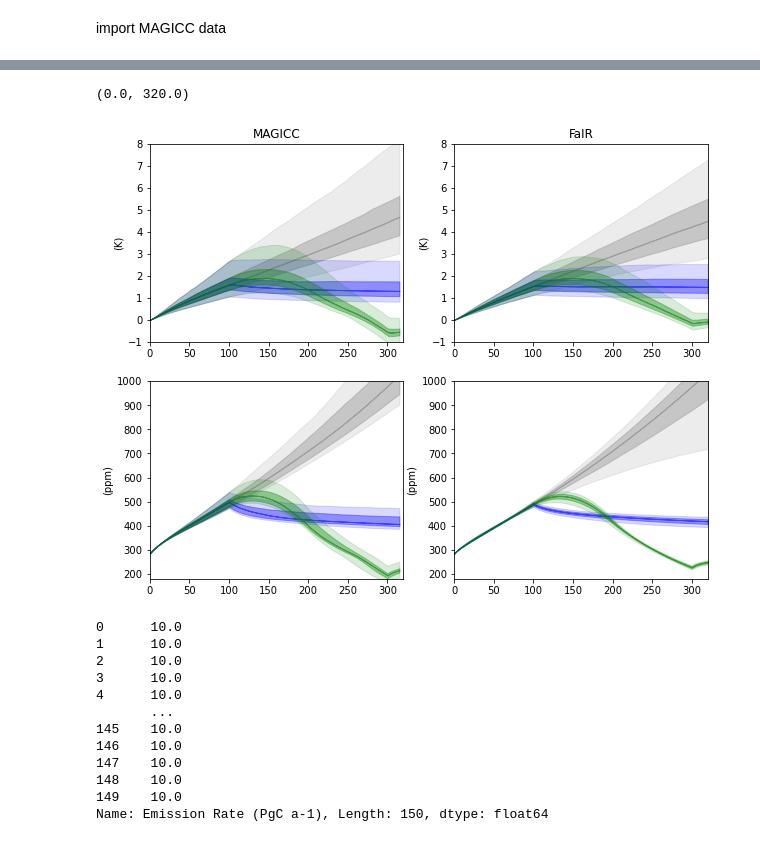
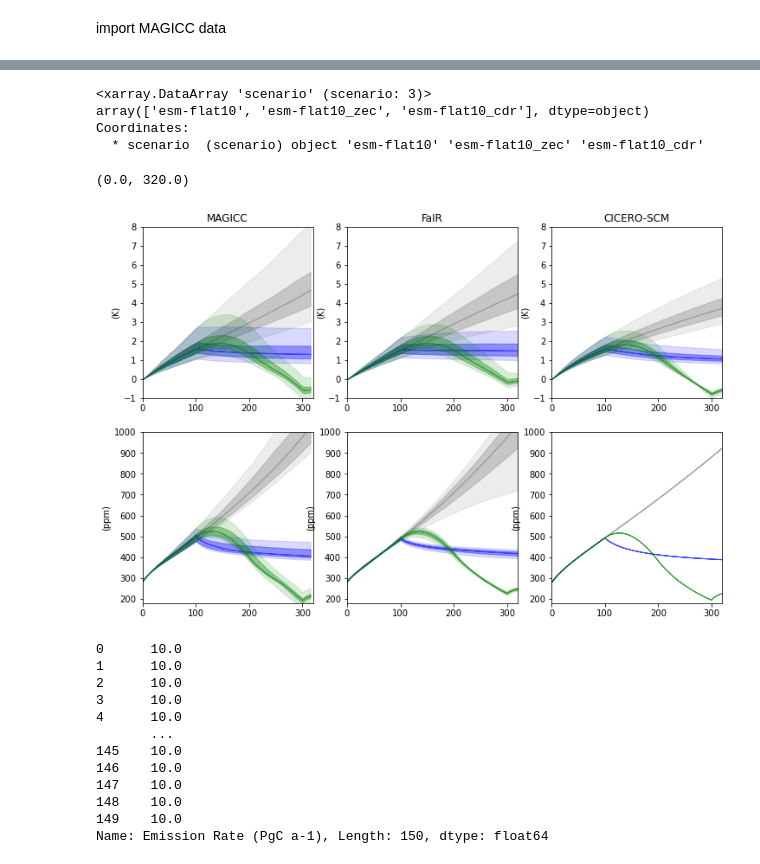
Before and after one commit to ckoven/esm-deck, a Jupyter notebook: flat10_scm.ipynb, the cells around one changed output, grey strips where cells are left out. Cells and saved outputs as stored; diff of their text form; code cells hidden in the pictures.

```diff
--- a/flat10_scm.ipynb
+++ b/flat10_scm.ipynb
@@ -22,4 +24,4 @@ def plot_range(SampleData,ax1,col='steelblue'):
  for i in range(3):
      alph=0.15+(i/len(prctl))
      ax1.fill_between(x,SDist[:,0+i], SDist[:,4-i], color=col, alpha=alph)
- return sDist
+ return SDist
@@ -26,47 +75,81 @@ def plot_range(SampleData,ax1,col='steelblue'):
+# %%
+ds_magicc=ds_magicc.rename_vars(name_dict={'Atmospheric_Concentrations__CO2':'co2_concentration'})
+ds_magicc=ds_magicc.rename_vars(name_dict={'Surface_Air_Temperature_Change':'temperature'})
+ds_magicc=ds_magicc.rename_dims(dims_dict={'ensemble_member':'config'})
+# %%
+ds_fair.scenario
+# %% [output]
+<xarray.DataArray 'scenario' (scenario: 3)>
+array(['esm-flat10', 'esm-flat10_zec', 'esm-flat10_cdr'], dtype=object)
+Coordinates:
+  * scenario  (scenario) object 'esm-flat10' 'esm-flat10_zec' 'esm-flat10_cdr'
+# %%
+ds_magicc["scenario"]=("scenario",['esm-flat10','esm-flat10_cdr','esm-flat10_zec'])
+# %%
+ds_cicero["scenario"]=("scenario",['esm-flat10','esm-flat10_zec','esm-flat10_cdr','esm-piControl'])
 # %%
-fig = plt.figure(figsize=[10,8])
+fig = plt.figure(figsize=[12,8])
 
-ax1 = fig.add_subplot(2,2,1)
+ax1 = fig.add_subplot(2,3,1)
 
-plot_range(ds_magicc.Surface_Air_Temperature_Change.sel(scenario='flat10').T,ax1,col='grey')
-plot_range(ds_magicc.Surface_Air_Temperature_Change.sel(scenario='flat10_zec').T,ax1,col='blue')
-plot_range(ds_magicc.Surface_Air_Temperature_Change.sel(scenario='flat10_cdr').T,ax1,col='green')
+plot_range(ds_magicc.temperature.sel(scenario='esm-flat10').T,ax1,col='grey')
+plot_range(ds_magicc.temperature.sel(scenario='esm-flat10_zec').T,ax1,col='blue')
+plot_range(ds_magicc.temperature.sel(scenario='esm-flat10_cdr').T,ax1,col='green')
 ax1.set_title('MAGICC')
 ax1.set_ylabel('(K)')
 ax1.set_ylim([-1,8])
 ax1.set_xlim([0,320])
 
 
-ax2 = fig.add_subplot(2,2,2)
+ax2 = fig.add_subplot(2,3,2)
 
 plot_range(ds_fair.temperature.sel(scenario='esm-flat10'),ax2,col='grey')
 plot_range(ds_fair.temperature.sel(scenario='esm-flat10_zec'),ax2,col='blue')
 plot_range(ds_fair.temperature.sel(scenario='esm-flat10_cdr'),ax2,col='green')
 ax2.set_title('FaIR')
 ax2.set_ylabel('(K)')
 ax2.set_ylim([-1,8])
 ax2.set_xlim([0,320])
 
-ax3 = fig.add_subplot(2,2,3)
+ax3 = fig.add_subplot(2,3,3)
 
-plot_range(ds_magicc.Atmospheric_Concentrations__CO2.sel(scenario='flat10').T,ax3,col='grey')
-plot_range(ds_magicc.Atmospheric_Concentrations__CO2.sel(scenario='flat10_zec').T,ax3,col='blue')
-plot_range(ds_magicc.Atmospheric_Concentrations__CO2.sel(scenario='flat10_cdr').T,ax3,col='green')
-ax3.set_ylabel('(ppm)')
-ax3.set_ylim([180,1000])
+plot_range(ds_cicero.temperature.sel(scenario='esm-flat10'),ax3,col='grey')
+plot_range(ds_cicero.temperature.sel(scenario='esm-flat10_zec'),ax3,col='blue')
+plot_range(ds_cicero.temperature.sel(scenario='esm-flat10_cdr'),ax3,col='green')
+ax3.set_title('CICERO-SCM')
+ax3.set_ylabel('(K)')
+ax3.set_ylim([-1,8])
 ax3.set_xlim([0,320])
 
-ax4 = fig.add_subplot(2,2,4)
+ax4 = fig.add_subplot(2,3,4)
 
-plot_range(ds_fair.co2_concentration.sel(scenario='esm-flat10'),ax4,col='grey')
-plot_range(ds_fair.co2_concentration.sel(scenario='esm-flat10_zec'),ax4,col='blue')
-plot_range(ds_fair.co2_concentration.sel(scenario='esm-flat10_cdr'),ax4,col='green')
+plot_range(ds_magicc.co2_concentration.sel(scenario='esm-flat10').T,ax4,col='grey')
+plot_range(ds_magicc.co2_concentration.sel(scenario='esm-flat10_zec').T,ax4,col='blue')
+plot_range(ds_magicc.co2_concentration.sel(scenario='esm-flat10_cdr').T,ax4,col='green')
 ax4.set_ylabel('(ppm)')
 ax4.set_ylim([180,1000])
 ax4.set_xlim([0,320])
+
+ax5= fig.add_subplot(2,3,5)
+
+plot_range(ds_fair.co2_concentration.sel(scenario='esm-flat10'),ax5,col='grey')
+plot_range(ds_fair.co2_concentration.sel(scenario='esm-flat10_zec'),ax5,col='blue')
+plot_range(ds_fair.co2_concentration.sel(scenario='esm-flat10_cdr'),ax5,col='green')
+ax5.set_ylabel('(ppm)')
+ax5.set_ylim([180,1000])
+ax5.set_xlim([0,320])
+
+ax6 = fig.add_subplot(2,3,6)
+
+plot_range(ds_cicero.co2_concentration.sel(scenario='esm-flat10'),ax6,col='grey')
+plot_range(ds_cicero.co2_concentration.sel(scenario='esm-flat10_zec'),ax6,col='blue')
+plot_range(ds_cicero.co2_concentration.sel(scenario='esm-flat10_cdr'),ax6,col='green')
+ax6.set_ylabel('(ppm)')
+ax6.set_ylim([180,1000])
+ax6.set_xlim([0,320])
 # %% [output]
 (0.0, 320.0)
-[figure, old version]
+[figure, new version]
 # %%
 e_flat10=pd.read_csv('flat10.csv',header=4)
 e_flat10_cdr=pd.read_csv('flat10_cdr.csv',header=4)
```
Also changed, not shown: parts of 22 cells of this notebook, 1 other file.
